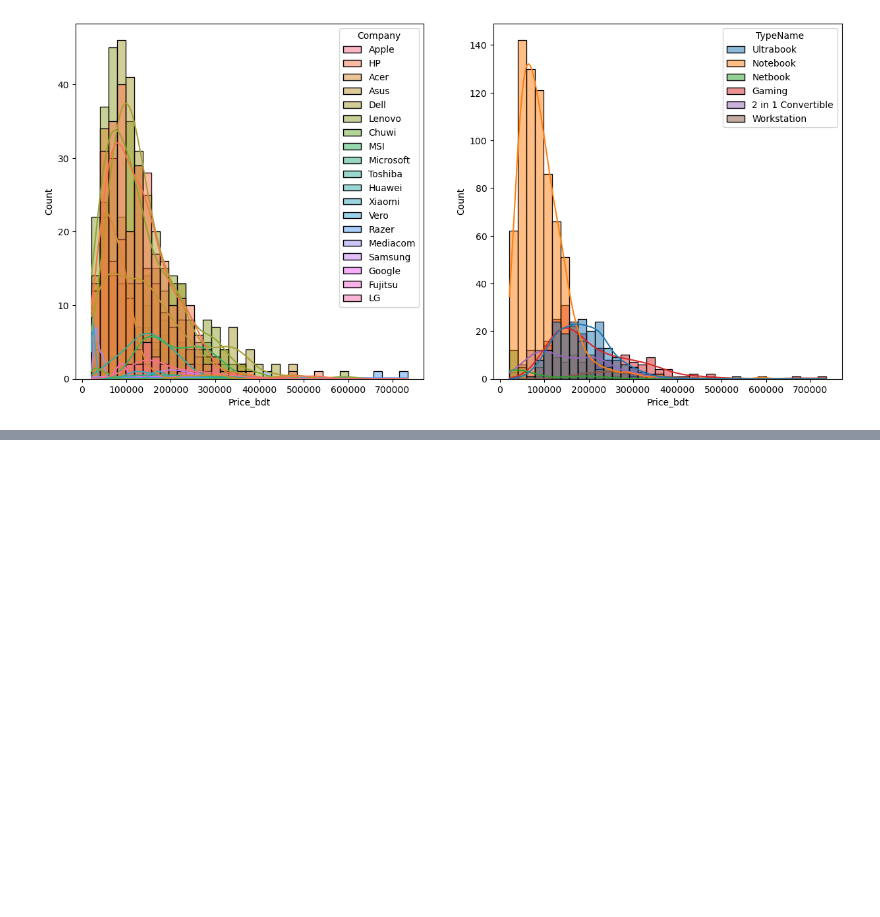
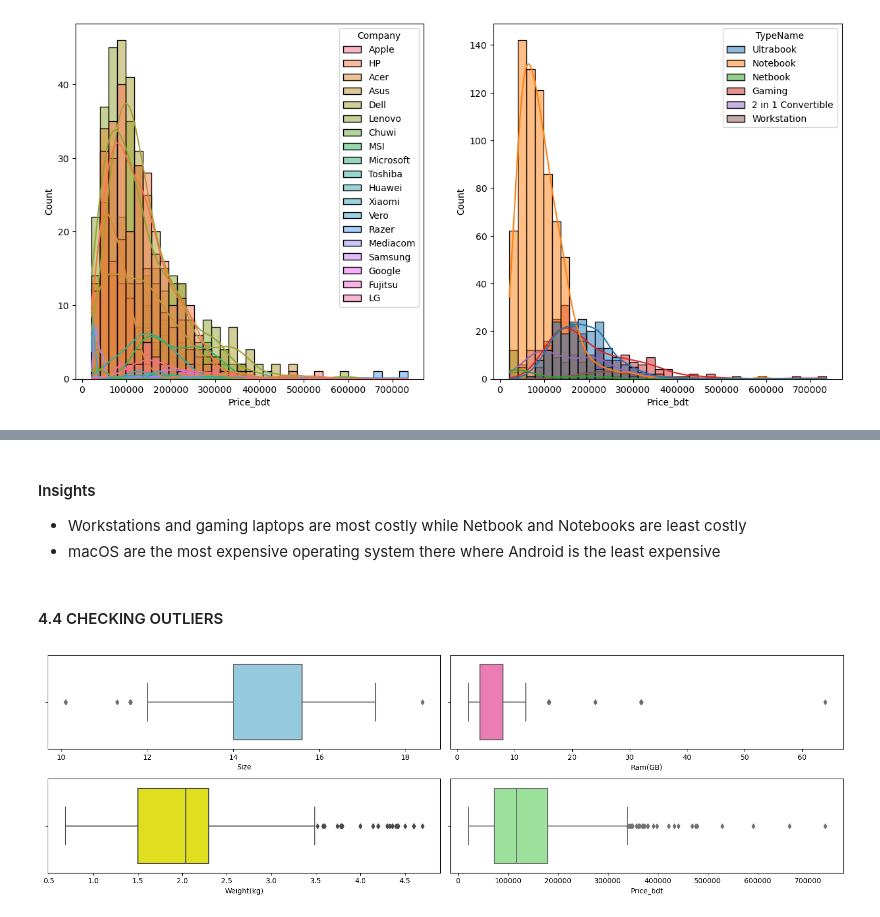
Before and after one commit to MahbubHossainFaisal/Laptop_Price_Predictor, a Jupyter notebook: notebooks/Laptop_price_prediction_EDA.ipynb, the cells around one changed output, grey strips where cells are left out. Saved outputs shown, nothing was run; the diff lists cells and outputs as text; code cells hidden in the pictures; blank space fills up the shorter version.

```diff
--- a/notebooks/Laptop_price_prediction_EDA.ipynb
+++ b/notebooks/Laptop_price_prediction_EDA.ipynb
@@ -300,0 +368,16 @@ plt.show()
+# %% [markdown]
+#### Insights
+- Workstations and gaming laptops are most costly while Netbook and Notebooks are least costly
+- macOS are the most expensive operating system there where Android is the least expensive
+# %% [markdown]
+#### 4.4 CHECKING OUTLIERS
+# %%
+fig, axes = plt.subplots(2, 2, figsize=(16, 5))
+sns.boxplot(df['Size'], color='skyblue', ax=axes[0, 0])
+sns.boxplot(df['Ram(GB)'], color='hotpink', ax=axes[0, 1])
+sns.boxplot(df['Weight(kg)'], color='yellow', ax=axes[1, 0])
+sns.boxplot(df['Price_bdt'], color='lightgreen', ax=axes[1, 1])
+plt.tight_layout()
+plt.show()
+# %% [output]
+[figure, added]
```
Also changed, not shown: parts of 15 cells of this notebook.
